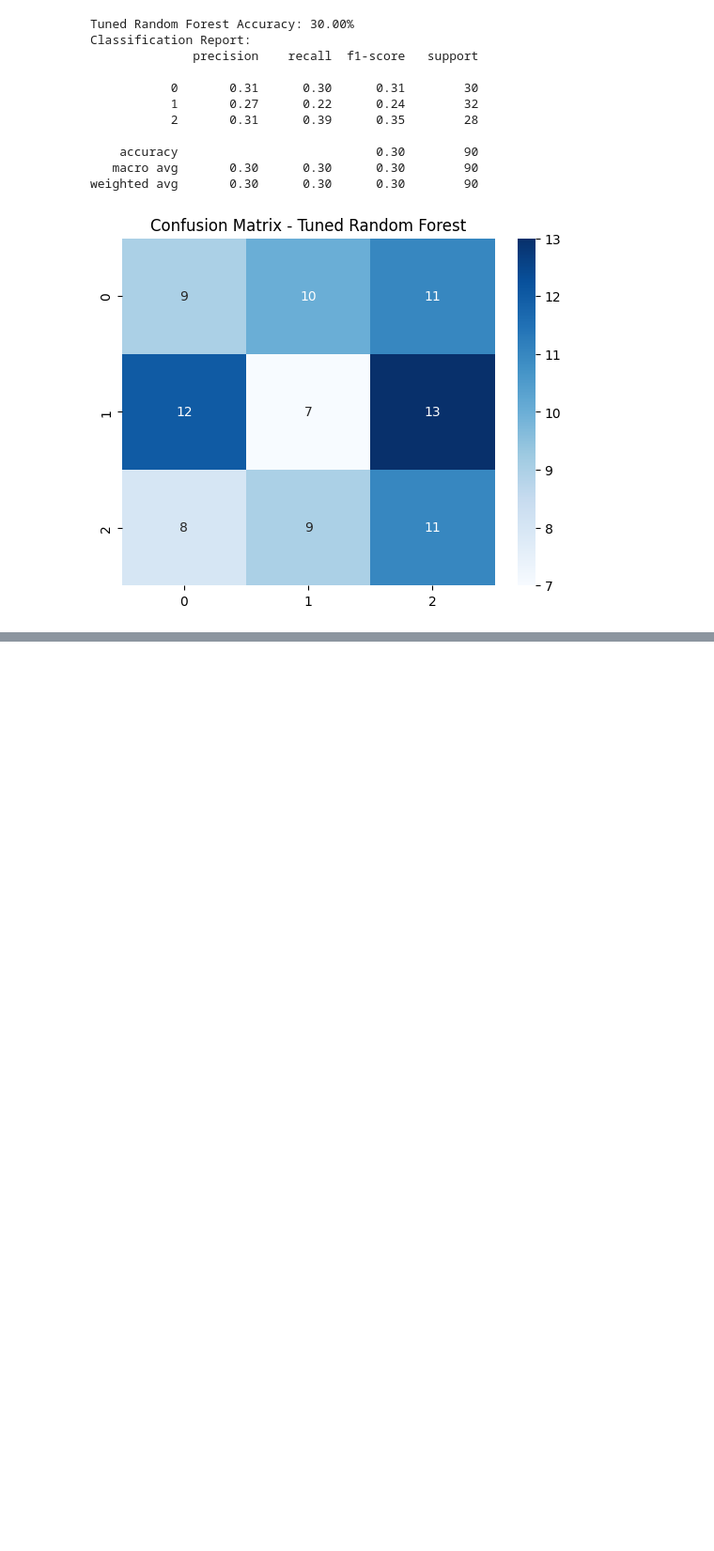
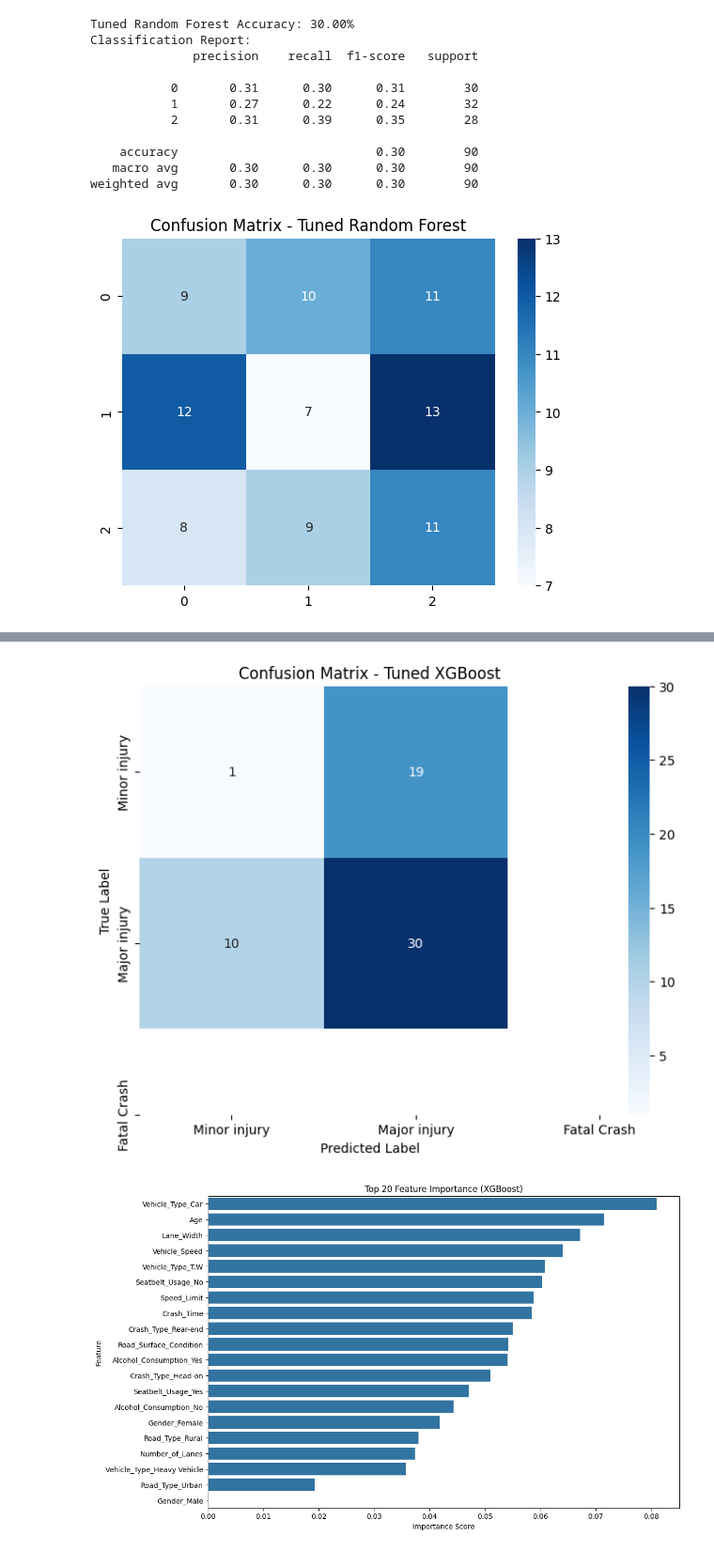
Before and after one commit to T-SarvesH/DataQuest-ML, a Jupyter notebook: index.ipynb, the cells around one changed output, grey strips where cells are left out. Shown at 94% size. Drawn from its saved outputs; the diff is of its cells as text; code cells hidden in the pictures; blank space fills up the shorter version.

Commit message:
Reached around 55% accuracy

```diff
--- a/index.ipynb
+++ b/index.ipynb
@@ -439,0 +616,11 @@ weighted avg       0.30      0.30      0.30        90
+# %%
+severity_map = {
+
+    'Minor injury': 0,
+    'Major injury': 1,
+    'Fatal crash': 1
+}
+
+refined_data['Crash_Severity'] = refined_data['Crash_Severity'].map(severity_map)
+
+refined_data
@@ -439,0 +641,63 @@ weighted avg       0.30      0.30      0.30        90
+# %%
+#Splitting into class and features
+refined_data = refined_data.drop(columns=['Gender', 'Vehicle_Type', 'Road_Type', 'Alcohol_Consumption', 'Crash_Type', 'Seatbelt_Usage'], axis=1, errors='ignore')
+Features = refined_data.drop(columns=['Crash_Severity'], axis=1, errors='ignore') #X
+Class = refined_data['Crash_Severity'] #Y
+
+X_train, X_test, Y_train, Y_test = train_test_split(Features, Class, test_size=0.2, stratify=Class, shuffle=True)
+# %%
+xgb_model = XGBClassifier(objective='multi:softmax', num_class=len(Class.unique()), eval_metric='mlogloss', random_state=42)
+
+# --- Step 2: Define the Hyperparameter Grid for GridSearchCV ---
+param_grid_xgb = {
+    'n_estimators': [100, 200, 300],
+    'learning_rate': [0.01, 0.1, 0.2],
+    'max_depth': [3, 5, 7],
+    'subsample': [0.7, 0.9, 1.0],
+    'colsample_bytree': [0.7, 0.9, 1.0],
+}
+
+# --- Step 3: Set up and Run GridSearchCV ---
+print("Starting GridSearchCV for XGBoost. This may take some time...")
+grid_search_xgb = GridSearchCV(xgb_model, param_grid_xgb, cv=5, scoring='accuracy', n_jobs=-1, verbose=1)
+grid_search_xgb.fit(X_train, Y_train)
+
+# Get the best model after tuning
+best_xgb = grid_search_xgb.best_estimator_
+print(f"\nBest XGBoost parameters found: {grid_search_xgb.best_params_}")
+
+# --- Step 4: Make Predictions and Evaluate the Best Model ---
+xgb_predictions = best_xgb.predict(X_test)
+
+tuned_xgb_accuracy = accuracy_score(Y_test, xgb_predictions)
+print(f"\nTuned XGBoost Accuracy on Test Set: {tuned_xgb_accuracy*100:.2f}%")
+
+print("\nClassification Report:")
+print(classification_report(Y_test, xgb_predictions))
+
+# Confusion Matrix Visualization
+cm_xgb = confusion_matrix(Y_test, xgb_predictions)
+pt.figure(figsize=(8, 6))
+# Define your class labels based on your Crash_Severity mapping (e.g., 0:Minor, 1:Major, 2:Fatal)
+class_labels = ['Minor injury', 'Major injury', 'Fatal Crash'] # <--- ADJUST THIS LIST TO YOUR ACTUAL LABELS AND THEIR MAPPED ORDER
+sns.heatmap(cm_xgb, annot=True, fmt="d", cmap="Blues",
+            xticklabels=class_labels, yticklabels=class_labels)
+pt.title("Confusion Matrix - Tuned XGBoost")
+pt.xlabel("Predicted Label")
+pt.ylabel("True Label")
+pt.show()
+
+# --- Step 5: Extract and Visualize Feature Importance ---
+if hasattr(best_xgb, 'feature_importances_'):
+    importance = best_xgb.feature_importances_
+    features = X_train.columns
+    feature_importance_df = pd.DataFrame({'Feature': features, 'Importance': importance})
+    feature_importance_df = feature_importance_df.sort_values(by='Importance', ascending=False)
+
+    pt.figure(figsize=(12, 8))
+    sns.barplot(x='Importance', y='Feature', data=feature_importance_df.head(20))
+    pt.title('Top 20 Feature Importance (XGBoost)')
+    pt.xlabel('Importance Score')
+    pt.ylabel('Feature')
+    pt.show()
+# %% [output]
@@ -439,0 +720,2 @@ weighted avg       0.30      0.30      0.30        90
+[figure, added]
+[figure, added]
```
Also changed, not shown: parts of 16 cells of this notebook, 1 other file.
